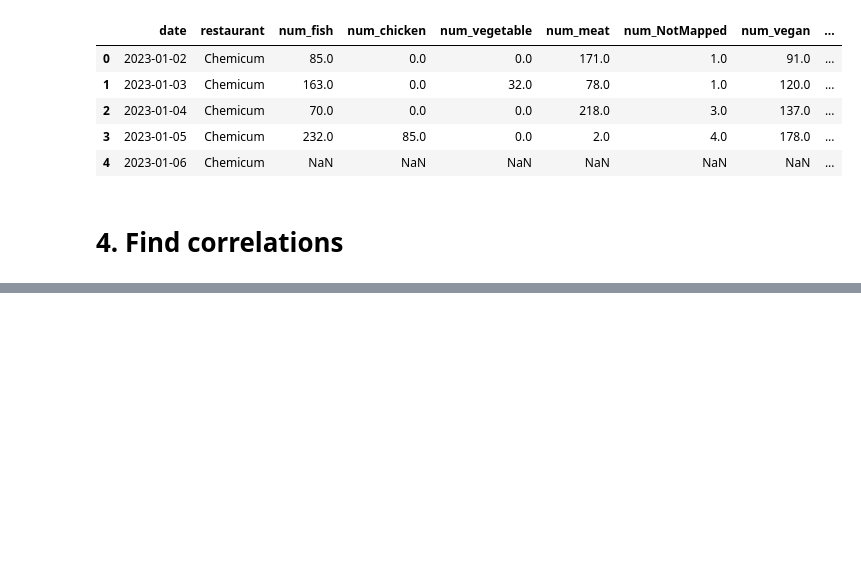
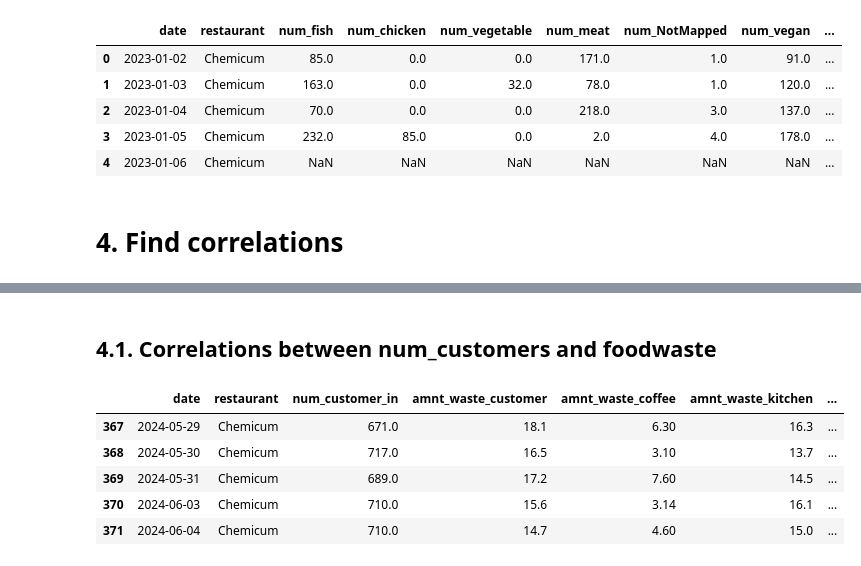
Before and after one commit to Food-Waste-Optimization/Food-Waste-Optimization, a Jupyter notebook: experiments_hoangle/correlations.ipynb, the cells around one changed output, grey strips where cells are left out. Cells and saved outputs as stored; diff of their text form; code cells hidden in the pictures; blank space fills up the shorter version.

```diff
--- a/experiments_hoangle/correlations.ipynb
+++ b/experiments_hoangle/correlations.ipynb
@@ -296,0 +277,17 @@ fact[~fact.isna().any(axis=1)]
+# %% [markdown]
+## 4.1. Correlations between num_customers and foodwaste
+# %%
+cols_val = ['num_customer_in', 'amnt_waste_customer', 'amnt_waste_coffee', 'amnt_waste_kitchen', 'amnt_waste_hall']
+cols = ['date', 'restaurant', *cols_val]
+
+df_cus_waste = fact[cols]
+df_cus_waste = df_cus_waste[~df_cus_waste.isna().any(axis=1)]
+
+df_cus_waste.head()
+# %% [output]
+|  | date | restaurant | num_customer_in | amnt_waste_customer | amnt_waste_coffee | amnt_waste_kitchen | ... |
+| 367 | 2024-05-29 | Chemicum | 671.0 | 18.1 | 6.30 | 16.3 | ... |
+| 368 | 2024-05-30 | Chemicum | 717.0 | 16.5 | 3.10 | 13.7 | ... |
+| 369 | 2024-05-31 | Chemicum | 689.0 | 17.2 | 7.60 | 14.5 | ... |
+| 370 | 2024-06-03 | Chemicum | 710.0 | 15.6 | 3.14 | 16.1 | ... |
+| 371 | 2024-06-04 | Chemicum | 710.0 | 14.7 | 4.60 | 15.0 | ... |
```
Also changed, not shown: parts of 5 cells of this notebook.
